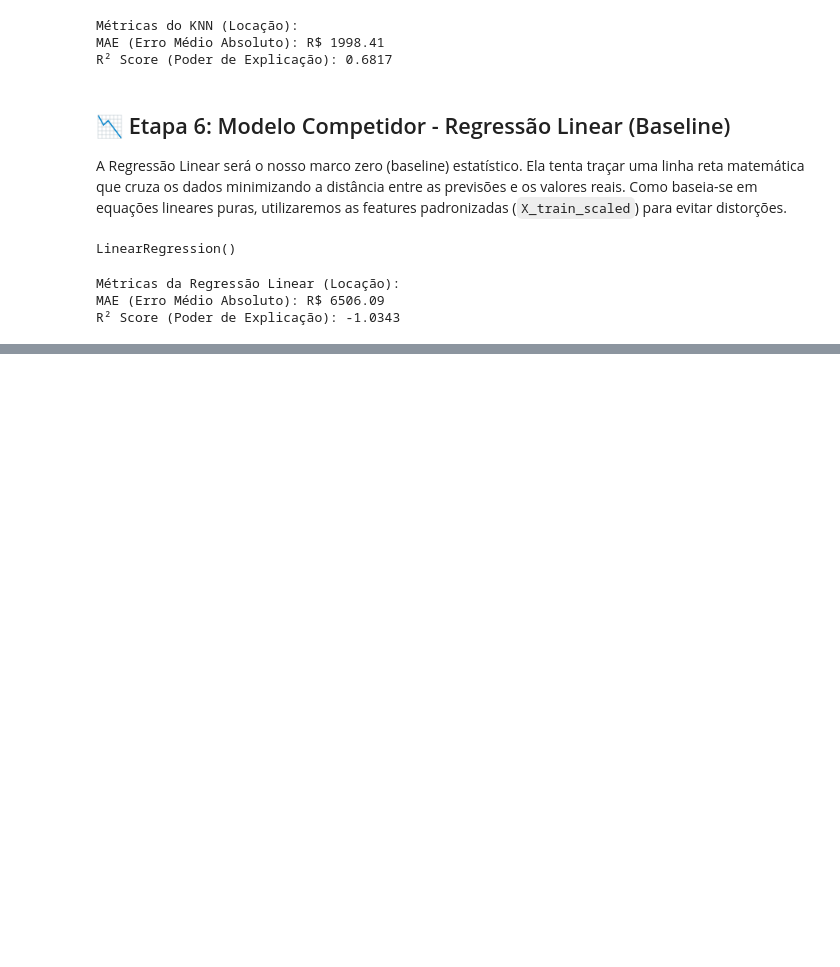
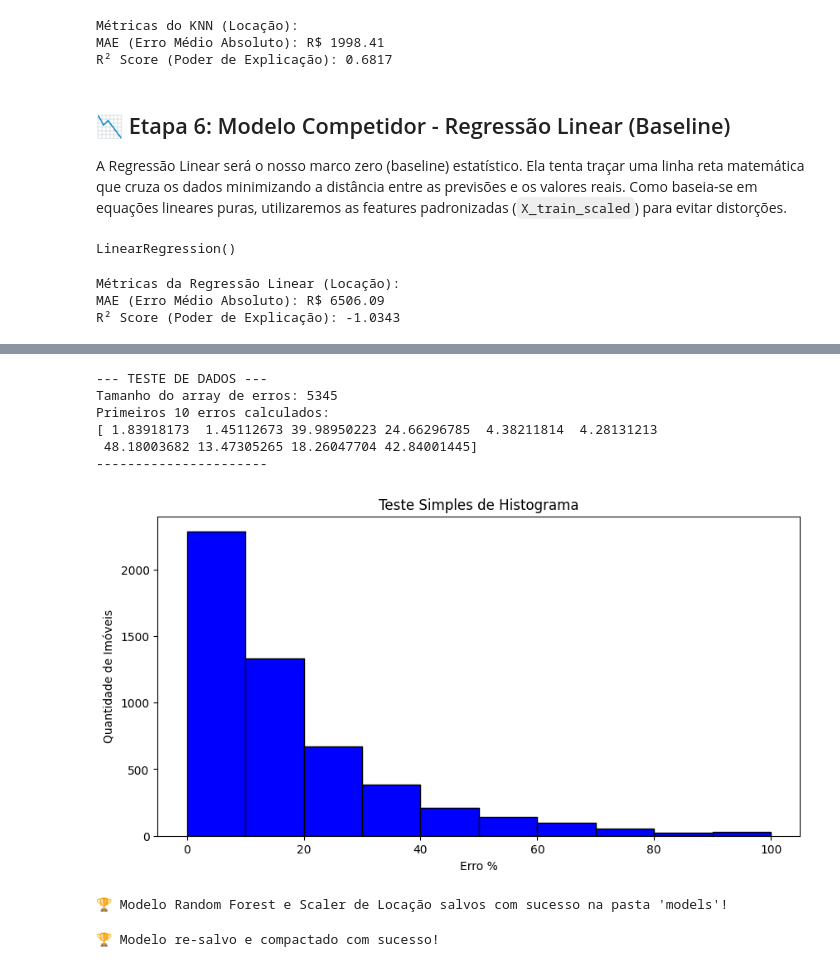
Before and after one commit to Rafaeldovale/predict-imoveis-sao-paulo, a Jupyter notebook: notebooks/02_precificacao_locacao.ipynb, the cells around one changed output, grey strips where cells are left out. Saved outputs shown, nothing was run; the diff lists cells and outputs as text; code cells hidden in the pictures; blank space fills up the shorter version.

Commit message:
Conclusão do módulo de locação com modelo compactado

```diff
--- a/notebooks/02_precificacao_locacao.ipynb
+++ b/notebooks/02_precificacao_locacao.ipynb
@@ -229,0 +324,52 @@ R² Score (Poder de Explicação): -1.0343
+# %%
+# 1. Gerar os arrays brutos
+y_true_arr = np.array(y_test).flatten()
+y_pred_arr = rf_locacao.predict(X_test).flatten()
+# %%
+# 2. Calcular o Erro Percentual Absoluto
+erro_percentual = np.abs((y_true_arr - y_pred_arr) / y_true_arr) * 100
+# %%
+# 📊 PRINT ULTRA BRUTO: Vamos ver se o Python tá enxergando os números
+print("--- TESTE DE DADOS ---")
+print(f"Tamanho do array de erros: {len(erro_percentual)}")
+print(f"Primeiros 10 erros calculados:\n{erro_percentual[:10]}")
+print("----------------------")
+# %% [output]
+--- TESTE DE DADOS ---
+Tamanho do array de erros: 5345
+Primeiros 10 erros calculados:
+[ 1.83918173  1.45112673 39.98950223 24.66296785  4.38211814  4.28131213
+ 48.18003682 13.47305265 18.26047704 42.84001445]
+----------------------
+# %%
+# 3. Configurar o gráfico usando o histplot (que calcula as barras sozinho)
+plt.figure(figsize=(10, 5))
+plt.hist(erro_percentual, bins=10, range=(0, 100), color='blue', edgecolor='black')
+plt.title('Teste Simples de Histograma')
+plt.xlabel('Erro %')
+plt.ylabel('Quantidade de Imóveis')
+plt.show()
+# %% [output]
+[figure, added]
+# %%
+import joblib
+
+# 1. Salvar o modelo campeão absoluto de locação (Random Forest)
+joblib.dump(rf_locacao, '../models/random_forest_locacao.pkl')
+
+# 2. Salvar o scaler (fundamental para o KNN ou se formos usar dados escalados na API)
+# Nota: certifique-se de que o nome da sua variável do scaler é exatamente 'scaler'
+joblib.dump(scaler, '../models/scaler_locacao.pkl')
+
+print("🏆 Modelo Random Forest e Scaler de Locação salvos com sucesso na pasta 'models'!")
+# %% [output]
+🏆 Modelo Random Forest e Scaler de Locação salvos com sucesso na pasta 'models'!
+# %%
+import joblib
+
+# Salvando com compressão (zlib nível 3 é excelente e rápido)
+joblib.dump(rf_locacao, '../models/random_forest_locacao.pkl', compress=3)
+
+print("🏆 Modelo re-salvo e compactado com sucesso!")
+# %% [output]
+🏆 Modelo re-salvo e compactado com sucesso!
```
Also changed, not shown: parts of 18 cells of this notebook, 4 other files.
